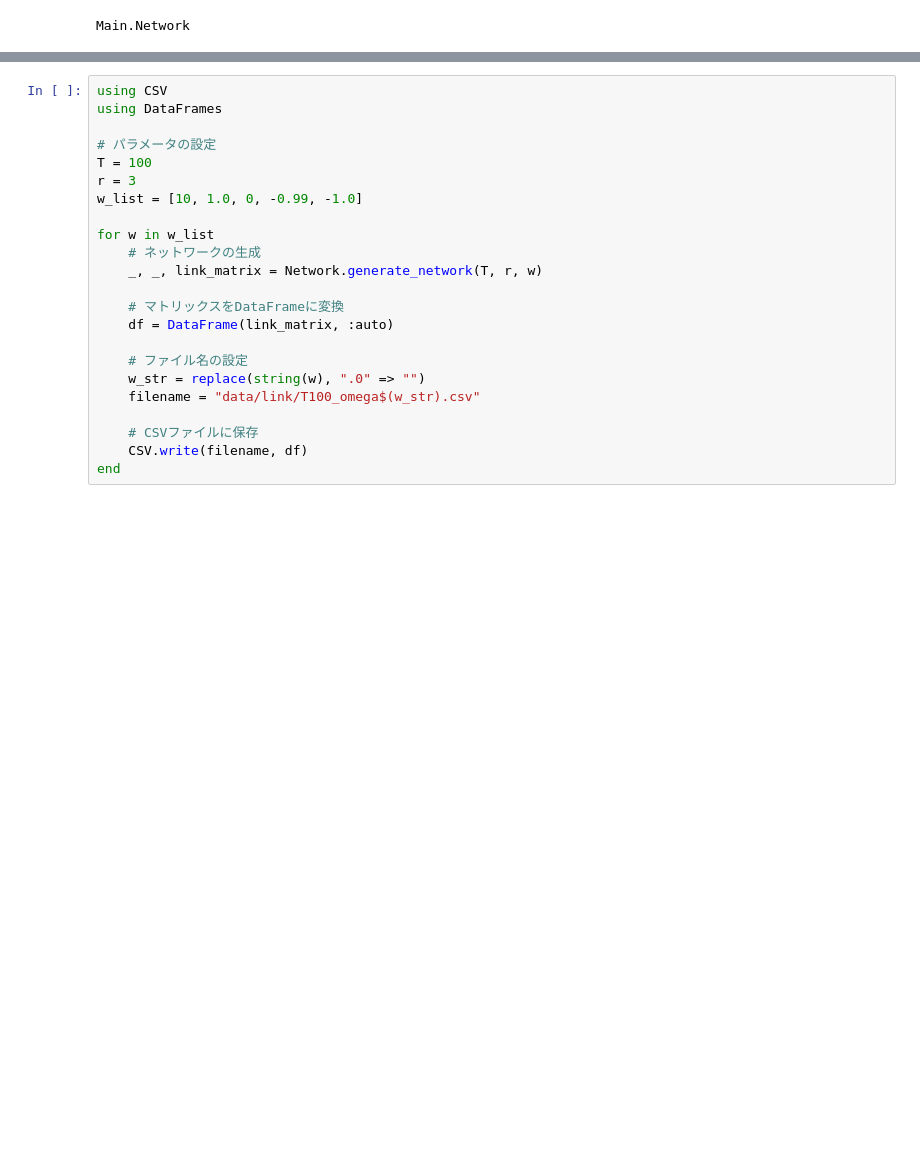
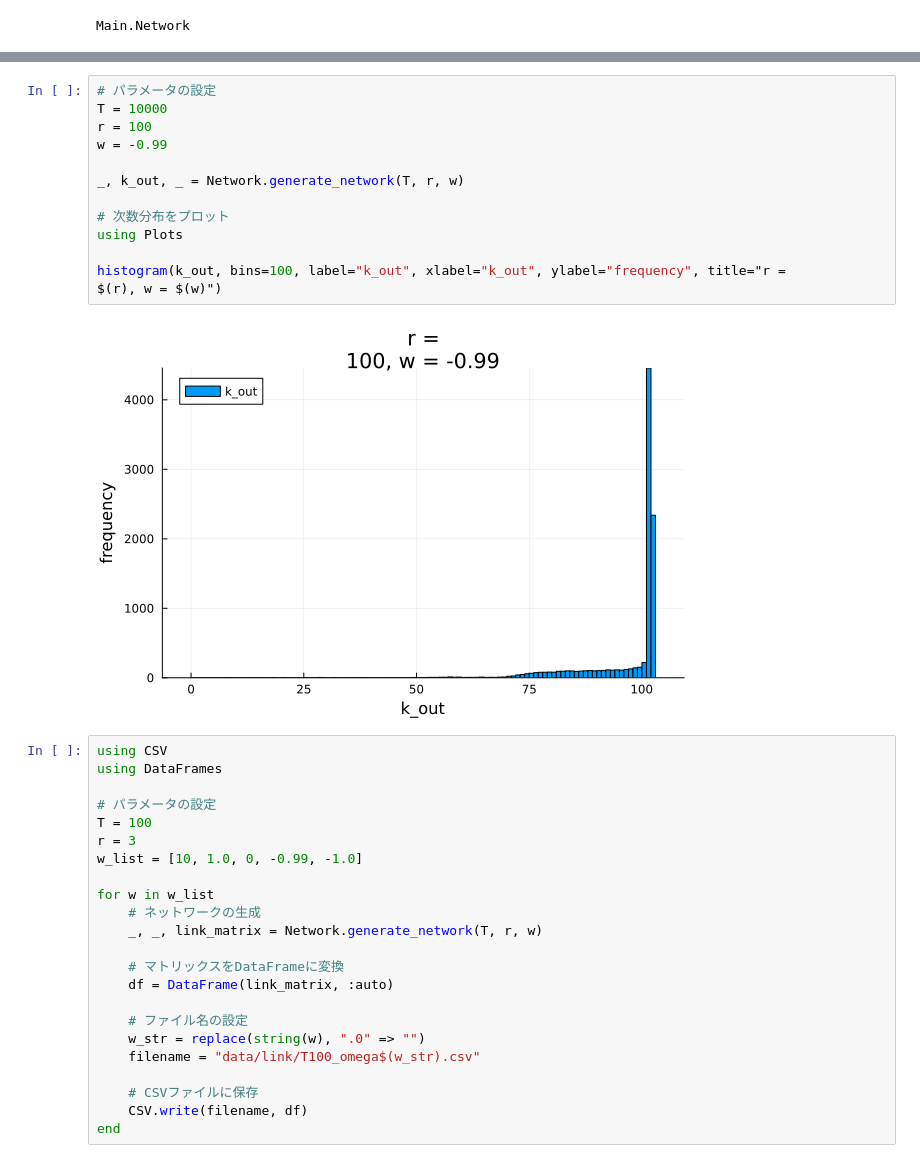
Before and after one commit to LABO-M/ACO-on-Network, a Jupyter notebook: notebooks/network.ipynb, the cells around one changed output, grey strips where cells are left out. Saved outputs shown, nothing was run; the diff lists cells and outputs as text; blank space fills up the shorter version.

```diff
--- a/notebooks/network.ipynb
+++ b/notebooks/network.ipynb
@@ -6,3 +21,18 @@ Main.Network
+# %%
+# パラメータの設定
+T = 10000
+r = 100
+w = -0.99
+
+_, k_out, _ = Network.generate_network(T, r, w)
+
+# 次数分布をプロット
+using Plots
+
+histogram(k_out, bins=100, label="k_out", xlabel="k_out", ylabel="frequency", title="r =
+$(r), w = $(w)")
+# %% [output]
+[figure, added]
 # %%
 using CSV
 using DataFrames
```
Also changed, not shown: parts of 13 cells of this notebook, 2 other files.
